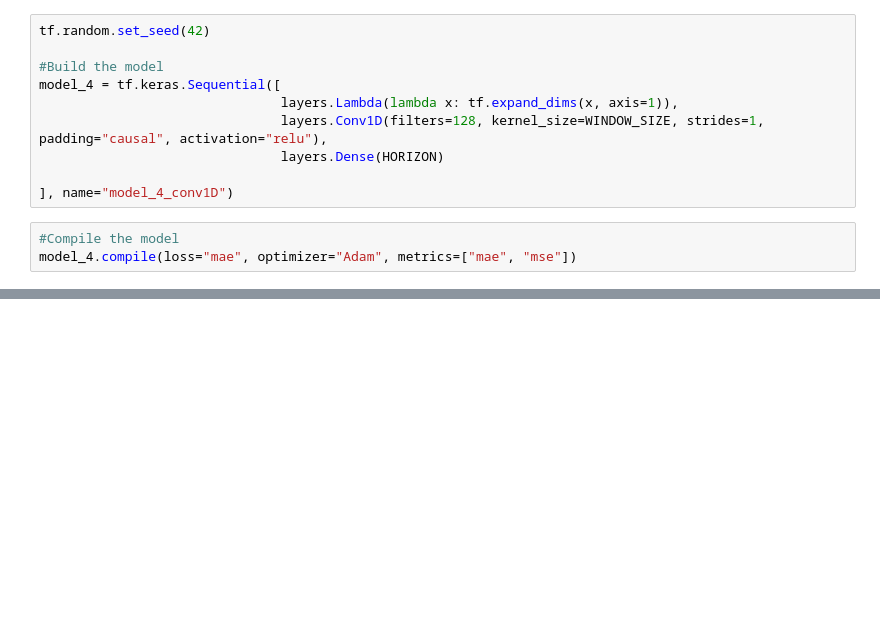
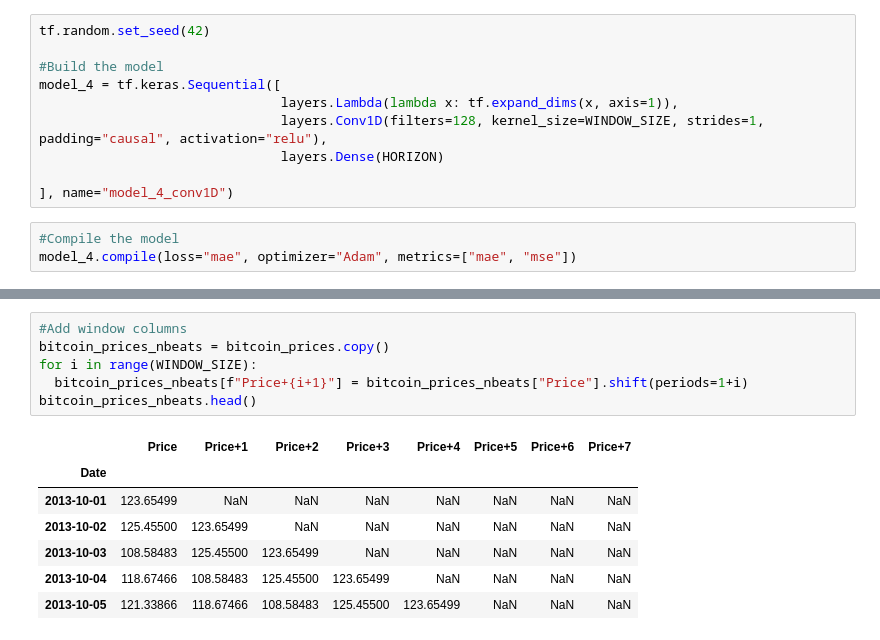
Before and after one commit to schauppi/Udemy_TensorFlow_Developer, a Jupyter notebook: Abschnit_10_Time_series_fundamentals_in_TensorFlow/10_time_series_forecasting_with_tensorflow.ipynb, the cells around one changed output, grey strips where cells are left out. Drawn from its saved outputs; the diff is of its cells as text; blank space fills up the shorter version.

```diff
--- a/Abschnit_10_Time_series_fundamentals_in_TensorFlow/10_time_series_forecasting_with_tensorflow.ipynb
+++ b/Abschnit_10_Time_series_fundamentals_in_TensorFlow/10_time_series_forecasting_with_tensorflow.ipynb
@@ -990,0 +1361,14 @@ model_4_results
+# %%
+#Add window columns
+bitcoin_prices_nbeats = bitcoin_prices.copy()
+for i in range(WINDOW_SIZE):
+  bitcoin_prices_nbeats[f"Price+{i+1}"] = bitcoin_prices_nbeats["Price"].shift(periods=1+i)
+bitcoin_prices_nbeats.head()
+# %% [output]
+|  | Price | Price+1 | Price+2 | Price+3 | Price+4 | Price+5 | Price+6 | Price+7 |
+| Date |  |  |  |  |  |  |  |  |
+| 2013-10-01 | 123.65499 | NaN | NaN | NaN | NaN | NaN | NaN | NaN |
+| 2013-10-02 | 125.45500 | 123.65499 | NaN | NaN | NaN | NaN | NaN | NaN |
+| 2013-10-03 | 108.58483 | 125.45500 | 123.65499 | NaN | NaN | NaN | NaN | NaN |
+| 2013-10-04 | 118.67466 | 108.58483 | 125.45500 | 123.65499 | NaN | NaN | NaN | NaN |
+| 2013-10-05 | 121.33866 | 118.67466 | 108.58483 | 125.45500 | 123.65499 | NaN | NaN | NaN |
```
Also changed, not shown: parts of 62 cells of this notebook.
